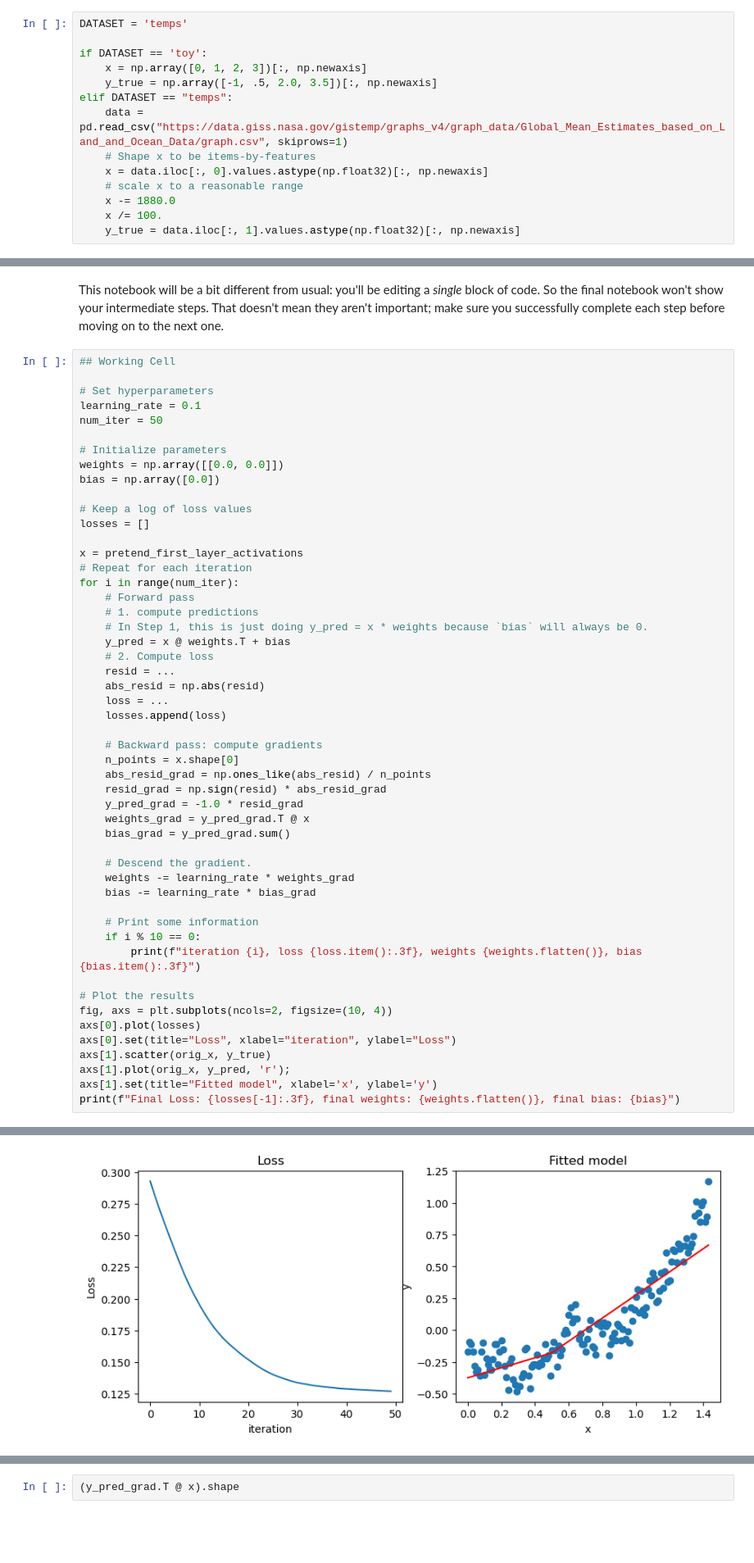
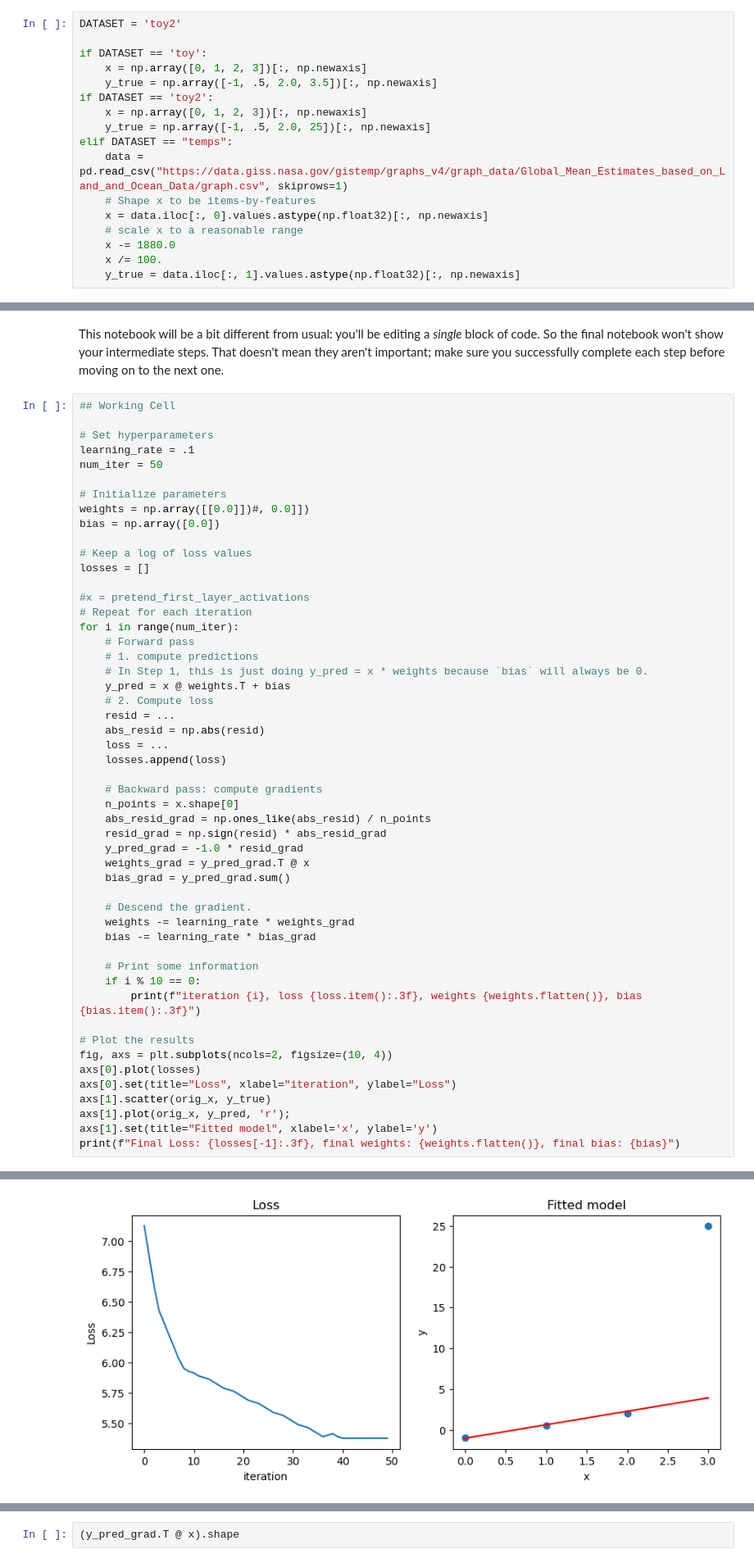
Before and after one commit to Calvin-Data-Science/cs375-376-public, a Jupyter notebook: notebooks/u04n2-linreg-manual.ipynb, the cells around one changed output, grey strips where cells are left out. Shown at 82% size. Saved outputs shown, nothing was run; the diff lists cells and outputs as text; blank space fills up the shorter version.

```diff
--- a/notebooks/u04n2-linreg-manual.ipynb
+++ b/notebooks/u04n2-linreg-manual.ipynb
@@ -16,11 +16,14 @@ import pandas as pd
 # %% [markdown]
 Suppose we have a dataset with just a single feature `x` and continuous outcome variable `y`. We'll have a few possible datasets.
 # %%
-DATASET = 'temps'
+DATASET = 'toy2'
 
 if DATASET == 'toy':
     x = np.array([0, 1, 2, 3])[:, np.newaxis]
     y_true = np.array([-1, .5, 2.0, 3.5])[:, np.newaxis]
+if DATASET == 'toy2':
+    x = np.array([0, 1, 2, 3])[:, np.newaxis]
+    y_true = np.array([-1, .5, 2.0, 25])[:, np.newaxis]
 elif DATASET == "temps":
     data = pd.read_csv("https://data.giss.nasa.gov/gistemp/graphs_v4/graph_data/Global_Mean_Estimates_based_on_Land_and_Ocean_Data/graph.csv", skiprows=1)
     # Shape x to be items-by-features
@@ -58,17 +61,17 @@ This notebook will be a bit different from usual: you'll be editing a *single* b
 ## Working Cell
 
 # Set hyperparameters
-learning_rate = 0.1
+learning_rate = .1
 num_iter = 50
 
 # Initialize parameters
-weights = np.array([[0.0, 0.0]])
+weights = np.array([[0.0]])#, 0.0]])
 bias = np.array([0.0])
 
 # Keep a log of loss values
 losses = []
 
-x = pretend_first_layer_activations
+#x = pretend_first_layer_activations
 # Repeat for each iteration
 for i in range(num_iter):
     # Forward pass
@@ -115 +118 @@ Final Loss: 0.127, final weights: [0.392 0.52 ], final bias: [-0.376]
-[figure, old version]
+[figure, new version]
```
Also changed, not shown: parts of 5 cells of this notebook, 1 other file.
